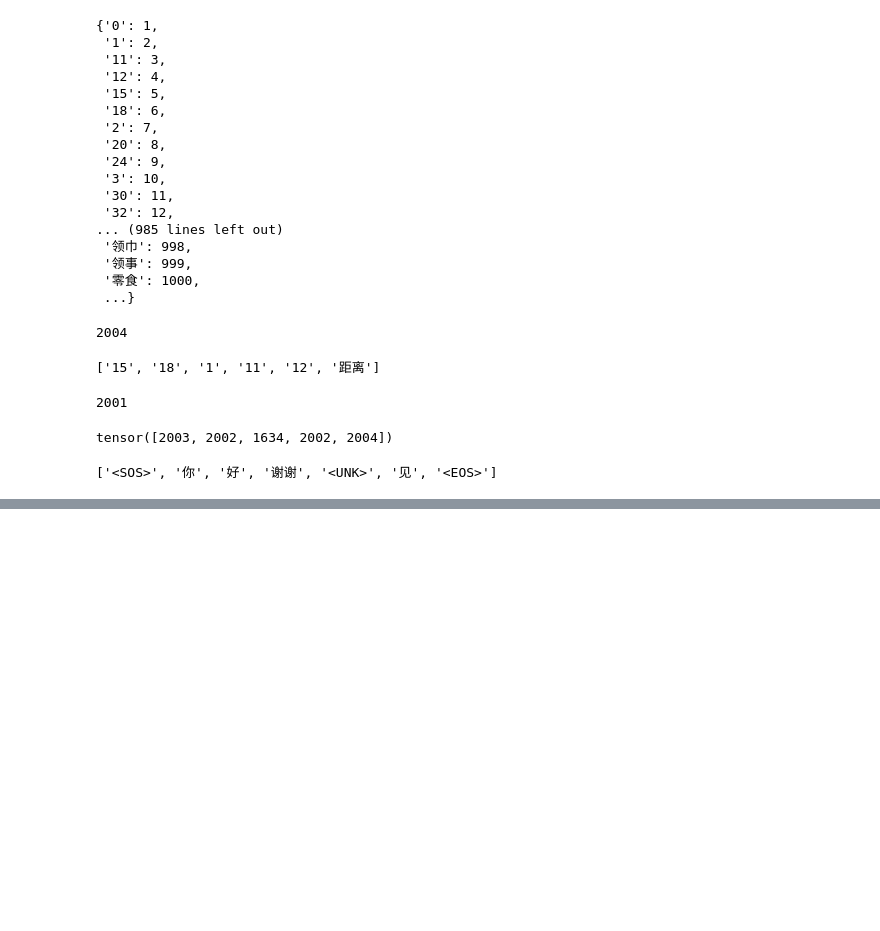
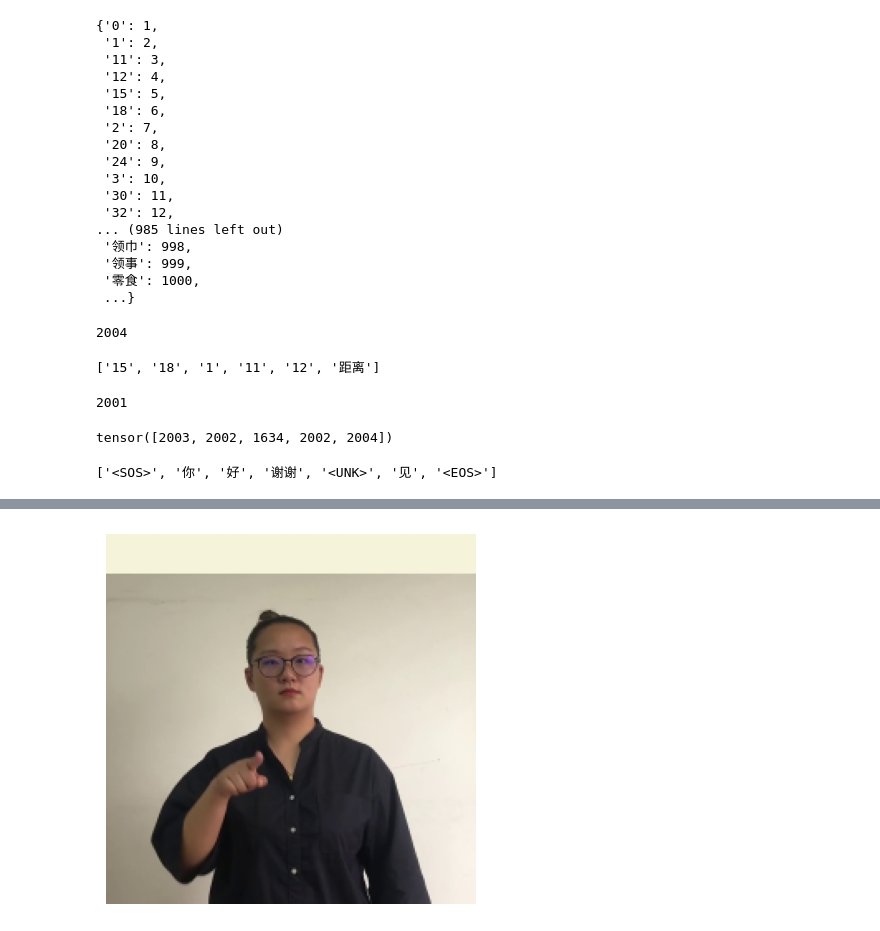
Before and after one commit to hsuzjx/SLRT, a Jupyter notebook: slr/datasets/cslddailytest.ipynb, the cells around one changed output, grey strips where cells are left out. Drawn from its saved outputs; the diff is of its cells as text; code cells hidden in the pictures; blank space fills up the shorter version.

```diff
--- a/slr/datasets/cslddailytest.ipynb
+++ b/slr/datasets/cslddailytest.ipynb
@@ -322,0 +392,37 @@ tknz.decode(tknz.encode(["你", "好", "谢谢", "再", "见"]))
+# %%
+import torch
+from torchvision import transforms
+import matplotlib.pyplot as plt
+import cv2
+import numpy as np
+
+# 定义转换
+transform = transforms.Compose([
+    transforms.ToTensor(),
+    transforms.Resize((256, 256)),
+    transforms.CenterCrop(224),
+])
+
+# 读取图片
+image_path = '/new_home/xzj23/workspace/SLR/data/csl-daily/sentence_frames-512x512/frames_512x512/S000000_P0004_T00/000005.jpg'
+image = cv2.imread(image_path)
+
+# 将 BGR 转换为 RGB
+image_rgb = cv2.cvtColor(image, cv2.COLOR_BGR2RGB)
+
+# 应用转换
+transformed_image = transform(image_rgb)
+
+# 将张量转换回 NumPy 数组
+transformed_image_np = transformed_image.permute(1, 2, 0).numpy()
+
+# 确保数据范围在 [0, 1]
+transformed_image_np = np.clip(transformed_image_np, 0, 1)
+
+# 显示图片
+plt.imshow(transformed_image_np)
+# plt.imshow(transformed_image_np)
+plt.axis('off')
+plt.show()
+# %% [output]
+[figure, added]
```
Also changed, not shown: parts of 18 cells of this notebook, 5 other files.
